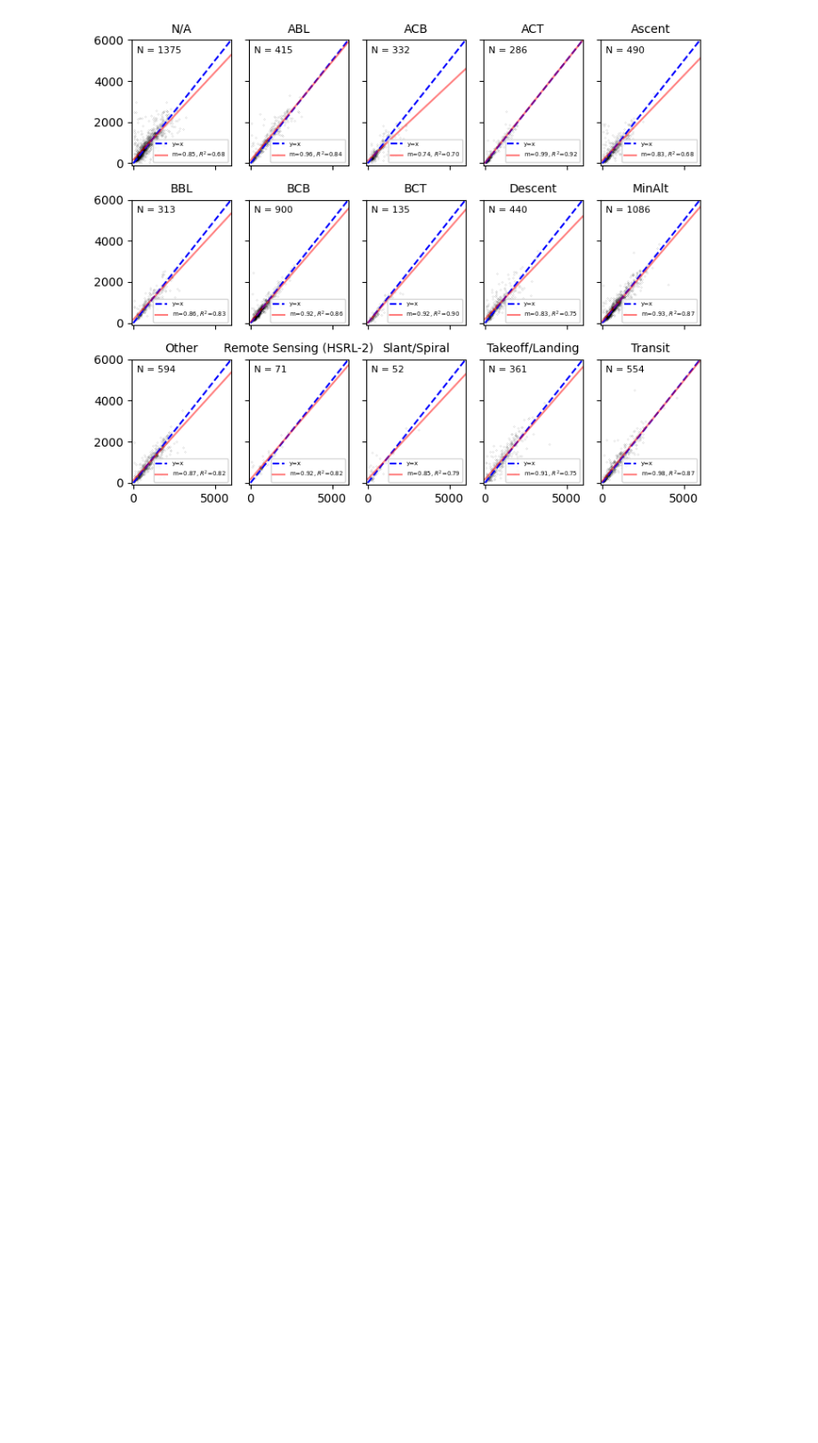
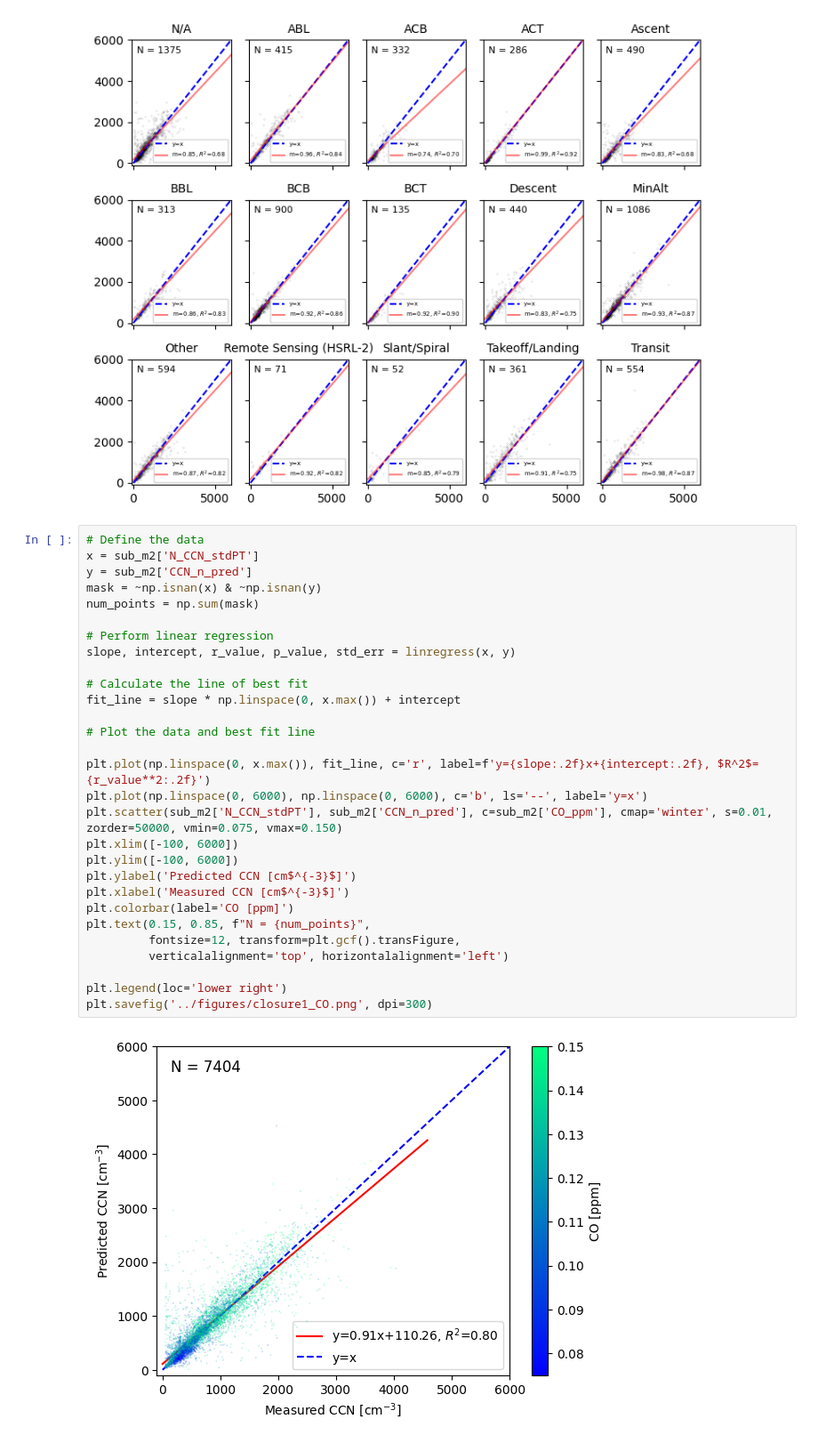
Before and after one commit to csoloff/ACTIVATE_CCN_closure, a Jupyter notebook: scripts/03_closure_calc_E3SM.ipynb, the cells around one changed output. Shown: that part at 89% size. Drawn from its saved outputs; the diff is of its cells as text; blank space fills up the shorter version.

```diff
--- a/scripts/03_closure_calc_E3SM.ipynb
+++ b/scripts/03_closure_calc_E3SM.ipynb
@@ -238,3 +238,34 @@ fig.tight_layout()
 plt.savefig('../figures/all_legs_hor.png', dpi=300, bbox_inches='tight')
 # %% [output]
 [figure]
+# %%
+# Define the data
+x = sub_m2['N_CCN_stdPT']
+y = sub_m2['CCN_n_pred']
+mask = ~np.isnan(x) & ~np.isnan(y)
+num_points = np.sum(mask)
+
+# Perform linear regression
+slope, intercept, r_value, p_value, std_err = linregress(x, y)
+
+# Calculate the line of best fit
+fit_line = slope * np.linspace(0, x.max()) + intercept
+
+# Plot the data and best fit line
+
+plt.plot(np.linspace(0, x.max()), fit_line, c='r', label=f'y={slope:.2f}x+{intercept:.2f}, $R^2$={r_value**2:.2f}')
+plt.plot(np.linspace(0, 6000), np.linspace(0, 6000), c='b', ls='--', label='y=x')
+plt.scatter(sub_m2['N_CCN_stdPT'], sub_m2['CCN_n_pred'], c=sub_m2['CO_ppm'], cmap='winter', s=0.01, zorder=50000, vmin=0.075, vmax=0.150)
+plt.xlim([-100, 6000])
+plt.ylim([-100, 6000])
+plt.ylabel('Predicted CCN [cm$^{-3}$]')
+plt.xlabel('Measured CCN [cm$^{-3}$]')
+plt.colorbar(label='CO [ppm]')
+plt.text(0.15, 0.85, f"N = {num_points}",
+         fontsize=12, transform=plt.gcf().transFigure,
+         verticalalignment='top', horizontalalignment='left')
+
+plt.legend(loc='lower right')
+plt.savefig('../figures/closure1_CO.png', dpi=300)
+# %% [output]
+[figure, added]
```
Also changed, not shown: 3 other files.
